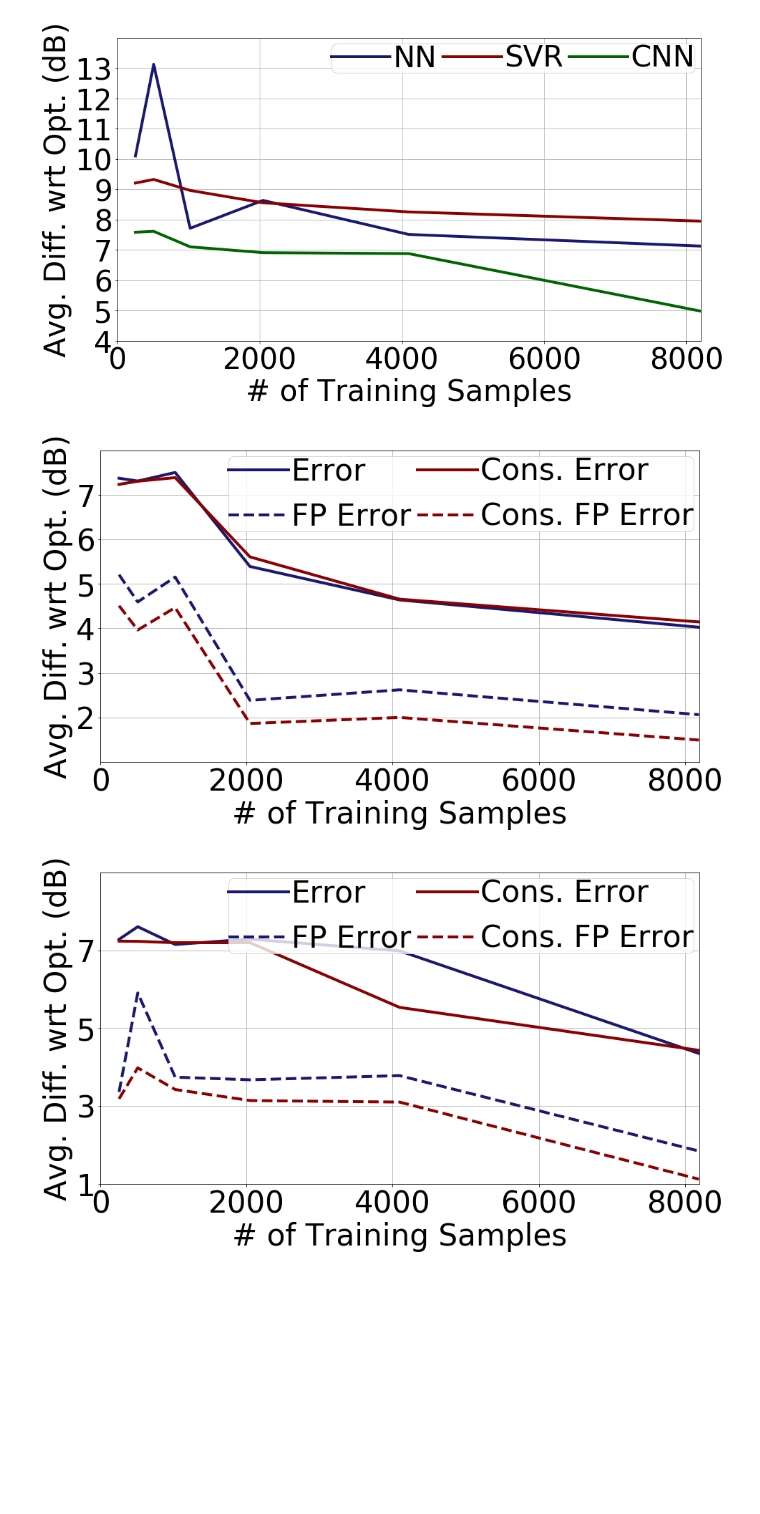
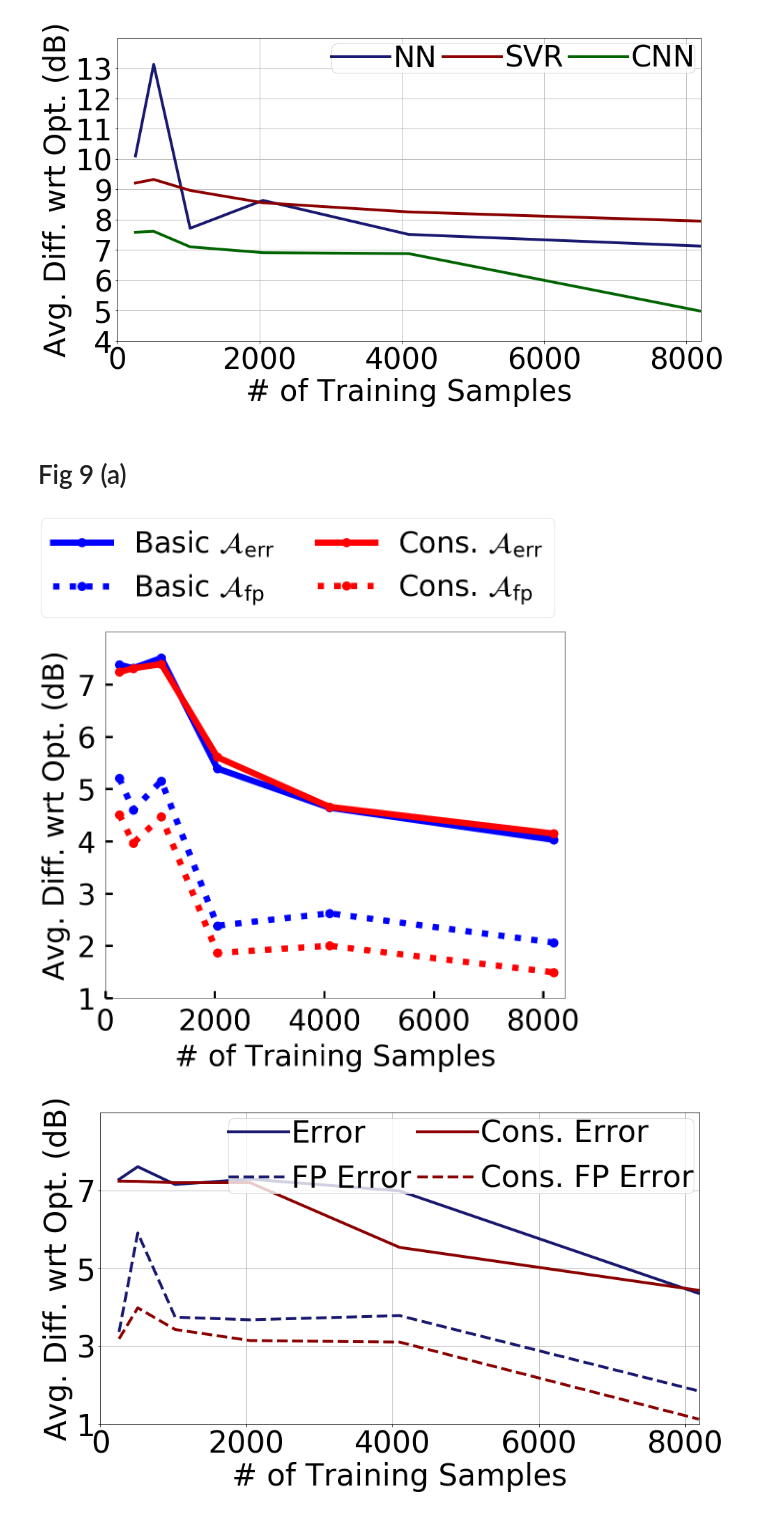
Before and after one commit to shahrokh765/MLSpectrumAllocation, a Jupyter notebook: KNN2.ipynb, the cells around one changed output. Drawn from its saved outputs; the diff is of its cells as text; code cells hidden in the pictures; blank space fills up the shorter version.

```diff
--- a/KNN2.ipynb
+++ b/KNN2.ipynb
@@ -971,6 +971,8 @@ plt.savefig('ML/results/Changing_15PUs_1000m_alpha3_noise1_1000grid_1cell.png',
             bbox_inches = 'tight', pad_inches = 0)
 # %% [output]
 [figure]
+# %% [markdown]
+# Fig 9 (a)
 # %%
 ### MAX_POWER ANAlysis, Conservative Model
 #variable training samples, noisy(std=1), field 1000*1000, validation samples training/3, test samples 40k
@@ -1011,66 +1013,50 @@ training_samples = [256, 512, 1024, 2048, 4096, 8192]
 ## LR
 # average_diff.append([])
 
 # fp.append([])
 
 
 ## NN
 # average_diff.append()
 # fp.append()
 
 # ## SVR
 # average_diff.append()
 # fp.append()
 
 
 
 ## CNN
 average_diff.append([7.376, 7.312, 7.505, 5.391, 4.64, 4.026])
 fp.append([5.207, 4.595, 5.154, 2.383, 2.619, 2.06])
 average_diff_cons.append([7.237, 7.308, 7.389, 5.607, 4.657, 4.145])
 fp_cons.append([4.509, 3.964, 4.467, 1.862, 1.998, 1.49])
 # best_lambda = [1, 1, 0.1, 0.001]
 
 
 
+fig, ax = plt.subplots(figsize=(16, 16))
+fig.subplots_adjust(left=0.12, right=0.95, top=0.8, bottom=0.14)
 
+plt.plot(training_samples, average_diff[0], color=COLOR['NN'],   marker=MARKER['NN'],   linestyle=LINE['NN'])
+plt.plot(training_samples, fp[0], color=COLOR['NN'],  marker=MARKER['SVR'],  linestyle=LINE['SVR'])
+plt.plot(training_samples, average_diff_cons[0], color=COLOR['SVR'],  marker=MARKER['NN'],  linestyle=LINE['NN'])
+plt.plot(training_samples, fp_cons[0], color=COLOR['SVR'], marker=MARKER['SVR'], linestyle=LINE['SVR'])
 
-line_width = 4
-marker_size = 10
-reg_style = 'solid'
-class_reg = 'dashed'
-fig = plt.figure(figsize=(15,8))
-ax = fig.add_subplot(1,1,1)
-# plt.plot(training_samples, average_diff[0], color='r', linewidth=line_width, markersize=marker_size, linestyle=reg_style)
-plt.plot(training_samples, average_diff[0], color='midnightblue',
-         linewidth=line_width, markersize=marker_size, linestyle=reg_style)
-plt.plot(training_samples, fp[0], color='midnightblue', linewidth=line_width,
-         markersize=marker_size, linestyle=class_reg)
-plt.plot(training_samples, average_diff_cons[0], color='darkred', linewidth=line_width,
-         markersize=marker_size, linestyle=reg_style)
-plt.plot(training_samples, fp_cons[0], color='darkred', linewidth=line_width,
-         markersize=marker_size, linestyle=class_reg)
-plt.xlabel('# of Training Samples', fontsize=42)
-plt.ylabel('Avg. Diff. wrt Opt. (dB)', fontsize=42)
-# plt.title('Dynamic PUs(#10-20)\n, alpha: 3')
-plt.grid(True)
-
+plt.xlabel('# of Training Samples', labelpad=15)
+plt.ylabel('Avg. Diff. wrt Opt. (dB)', labelpad=15)
+ax.tick_params(direction='in', length=15, width=5, pad=20)
 ax.set_yticks(np.arange(1, 8, 1))
-plt.rcParams.update({'font.size': 42})
-ax.tick_params(axis='x', labelsize=42)
-ax.tick_params(axis='y', labelsize=42)
-
-# matplotlib.rcParams.update({'font.size': 22})
-
 ax.set_ylim([1, 8])
-ax.set_xlim([0, 8200])
-plt.legend([ 'Error', 'FP Error', 'Cons. Error', 'Cons. FP Error'], ncol=2, loc='upper right', handletextpad=0.1,
-           borderpad=0, columnspacing=0.2, borderaxespad=0.2)
-# plt.legend(handletextpad=0.1)
-plt.savefig('ML/results/dynamic_pus_numpus_10_20_alpha3_grid1000_conserve.png',
-            bbox_inches = 'tight', pad_inches = 0)
+ax.set_xlim([0, 8400])
+box_to_anchor = (-0.17, 1)
+plt.legend([r"Basic $\mathrm{\mathcal{A}_{err}}$", r"Basic $\mathrm{\mathcal{A}_{fp}}$",
+            r"Cons. $\mathrm{\mathcal{A}_{err}}$", r"Cons. $\mathrm{\mathcal{A}_{fp}}$"],
+           bbox_to_anchor=box_to_anchor,
+           ncol=2, loc='lower left', columnspacing=1.5)
+plt.savefig('ML/results/new/dynamic_pus_numpus_10_20_alpha3_grid1000_conserve.png')
 # %% [output]
-[figure, old version]
+[figure, new version]
 # %%
 ### MAX_POWER ANAlysis, Conservative Model
 #variable training samples, noisy(std=1), field 1000*1000, validation samples training/3, test samples 40k
```
Also changed, not shown: parts of 29 cells of this notebook, 4 other files.
